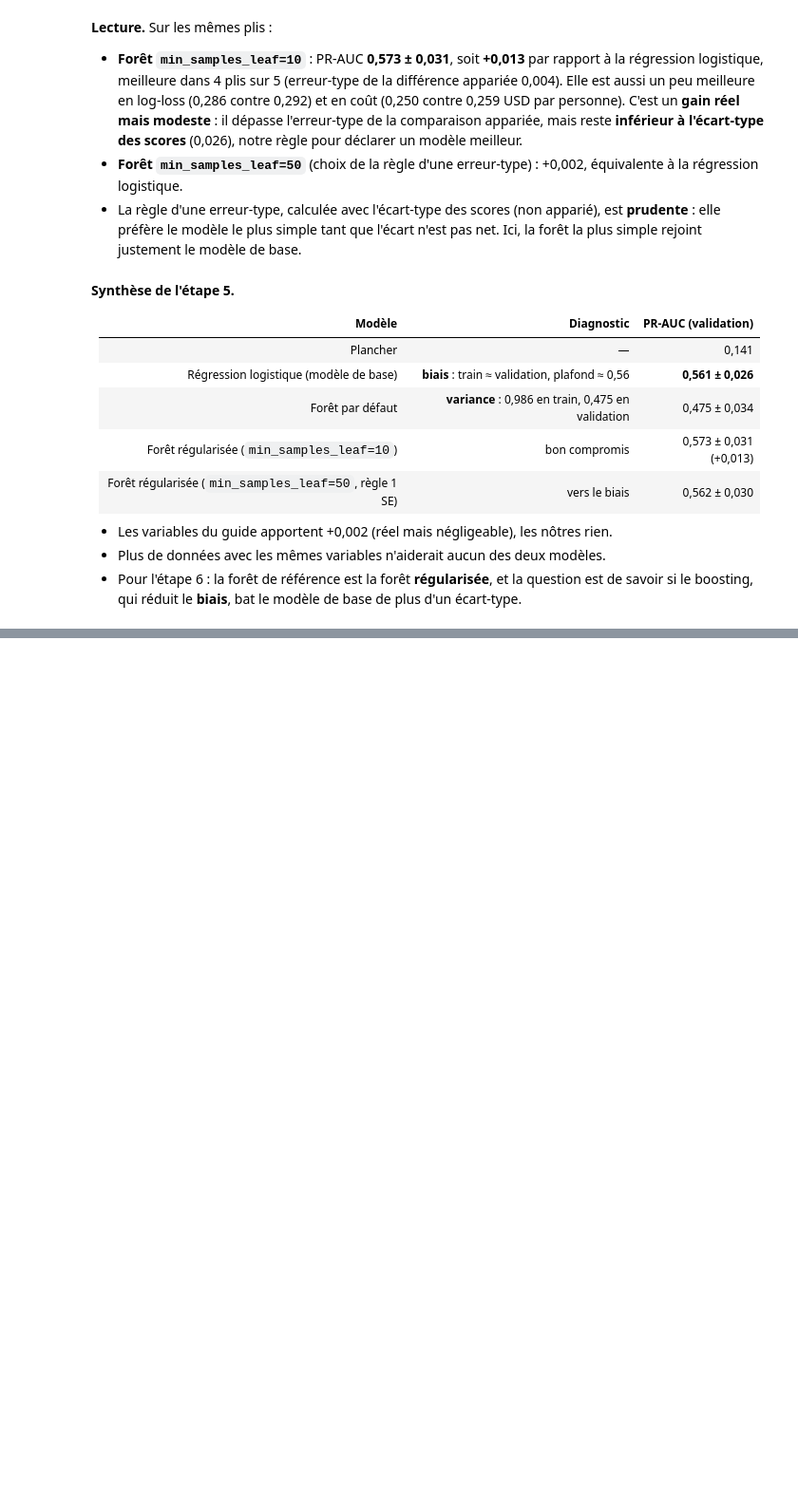
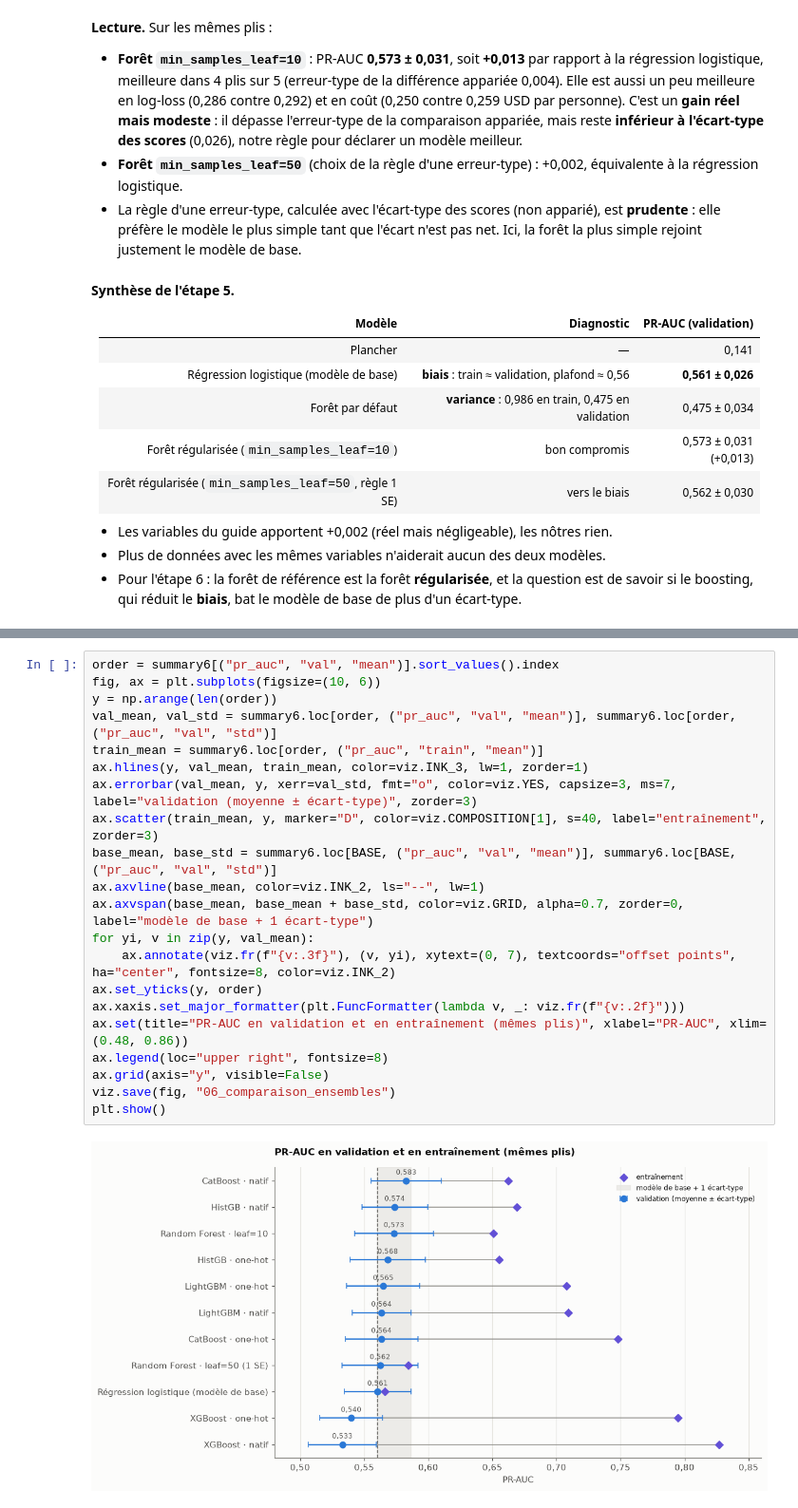
Before and after one commit to kmache/financial-inclusion-africa, a Jupyter notebook: notebooks/03_baselines_ensembles.ipynb, the cells around one changed output, grey strips where cells are left out. Shown at 95% size. Drawn from its saved outputs; the diff is of its cells as text; blank space fills up the shorter version.

Commit message:
Étape 6 : méthodes d'ensemble (Q6.1–Q6.5, encodage natif contre one-hot, candidats CatBoost et LightGBM)

```diff
--- a/notebooks/03_baselines_ensembles.ipynb
+++ b/notebooks/03_baselines_ensembles.ipynb
@@ -321,0 +378,23 @@ pd.DataFrame({f"forêt {k} − régression logistique": paired_difference(base,
+# %%
+order = summary6[("pr_auc", "val", "mean")].sort_values().index
+fig, ax = plt.subplots(figsize=(10, 6))
+y = np.arange(len(order))
+val_mean, val_std = summary6.loc[order, ("pr_auc", "val", "mean")], summary6.loc[order, ("pr_auc", "val", "std")]
+train_mean = summary6.loc[order, ("pr_auc", "train", "mean")]
+ax.hlines(y, val_mean, train_mean, color=viz.INK_3, lw=1, zorder=1)
+ax.errorbar(val_mean, y, xerr=val_std, fmt="o", color=viz.YES, capsize=3, ms=7, label="validation (moyenne ± écart-type)", zorder=3)
+ax.scatter(train_mean, y, marker="D", color=viz.COMPOSITION[1], s=40, label="entraînement", zorder=3)
+base_mean, base_std = summary6.loc[BASE, ("pr_auc", "val", "mean")], summary6.loc[BASE, ("pr_auc", "val", "std")]
+ax.axvline(base_mean, color=viz.INK_2, ls="--", lw=1)
+ax.axvspan(base_mean, base_mean + base_std, color=viz.GRID, alpha=0.7, zorder=0, label="modèle de base + 1 écart-type")
+for yi, v in zip(y, val_mean):
+    ax.annotate(viz.fr(f"{v:.3f}"), (v, yi), xytext=(0, 7), textcoords="offset points", ha="center", fontsize=8, color=viz.INK_2)
+ax.set_yticks(y, order)
+ax.xaxis.set_major_formatter(plt.FuncFormatter(lambda v, _: viz.fr(f"{v:.2f}")))
+ax.set(title="PR-AUC en validation et en entraînement (mêmes plis)", xlabel="PR-AUC", xlim=(0.48, 0.86))
+ax.legend(loc="upper right", fontsize=8)
+ax.grid(axis="y", visible=False)
+viz.save(fig, "06_comparaison_ensembles")
+plt.show()
+# %% [output]
+[figure, added]
```
Also changed, not shown: parts of 22 cells of this notebook, 4 other files.
